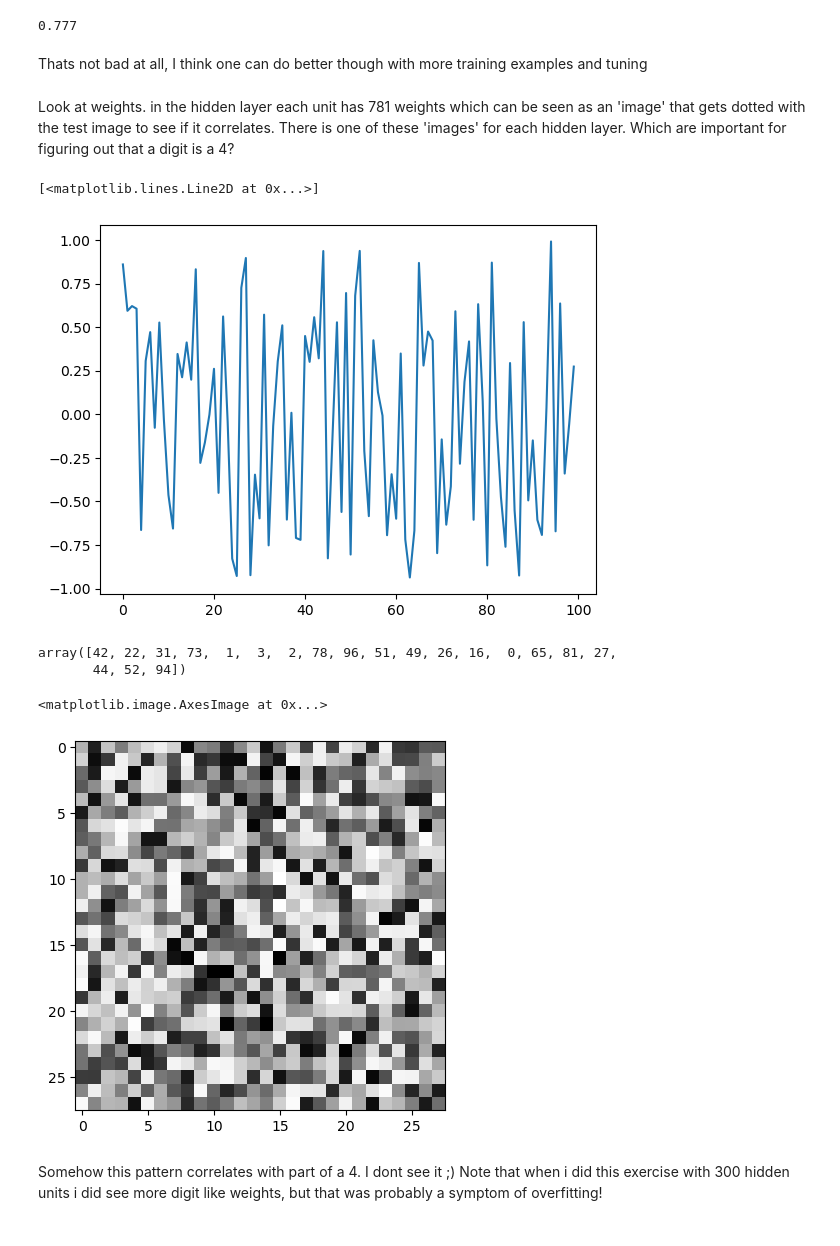
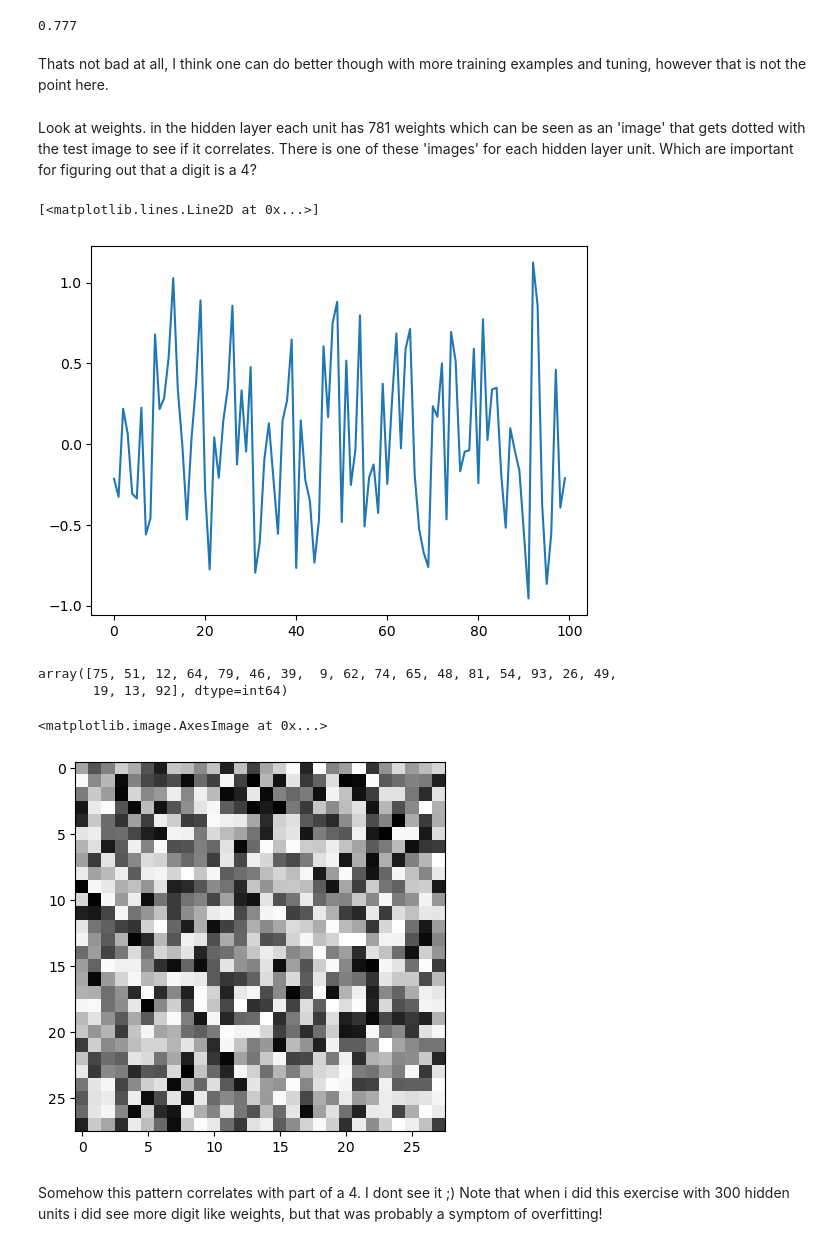
Before and after one commit to DrEntropy/NNbyHand, a Jupyter notebook: byhand.ipynb, the cells around one changed output. Cells and saved outputs as stored; diff of their text form; code cells hidden in the pictures.

```diff
--- a/byhand.ipynb
+++ b/byhand.ipynb
@@ -156,24 +165,24 @@ model.evaluate(X_test, y_test)
 # %% [output]
 0.777
 # %% [markdown]
-Thats not bad at all, I think one can do better though with more training examples and tuning
+Thats not bad at all, I think one can do better though with more training examples and tuning, however that is not the point here.
 # %% [markdown]
-Look at weights. in the hidden layer each unit has 781 weights which can be seen as an 'image' that gets dotted with the test image to see if it correlates.  There is one of these 'images' for each hidden layer.  Which are important for figuring out that a digit is a 4?
+Look at weights. in the hidden layer each unit has 781 weights which can be seen as an 'image' that gets dotted with the test image to see if it correlates.  There is one of these 'images' for each hidden layer unit.  Which are important for figuring out that a digit is a 4?
 # %%
-plt.plot(model.weights_1_2[:,4])
+plt.plot(model.weights_1_2[:,5])
 # %% [output]
 [<matplotlib.lines.Line2D at 0x...>]
-[figure, old version]
+[figure, new version]
 # %%
-np.argsort(model.weights_1_2[:,4])[-20:]
+np.argsort(model.weights_1_2[:,5])[-20:]
 # %% [output]
-array([42, 22, 31, 73,  1,  3,  2, 78, 96, 51, 49, 26, 16,  0, 65, 81, 27,
-       44, 52, 94])
+array([75, 51, 12, 64, 79, 46, 39,  9, 62, 74, 65, 48, 81, 54, 93, 26, 49,
+       19, 13, 92], dtype=int64)
 # %%
-plt.imshow(np.reshape(model.weights_0_1[:,94],[28,28]),cmap='Greys')
+plt.imshow(np.reshape(model.weights_0_1[:,92],[28,28]),cmap='Greys')
 # %% [output]
 <matplotlib.image.AxesImage at 0x...>
-[figure, old version]
+[figure, new version]
 # %% [markdown]
 Somehow this pattern correlates with part of a 4. I dont see it ;) Note that when i did this exercise with 300 hidden units i did see more digit like weights, but that was probably a symptom of overfitting!
 # %% [markdown]
```
Also changed, not shown: parts of 10 cells of this notebook.
